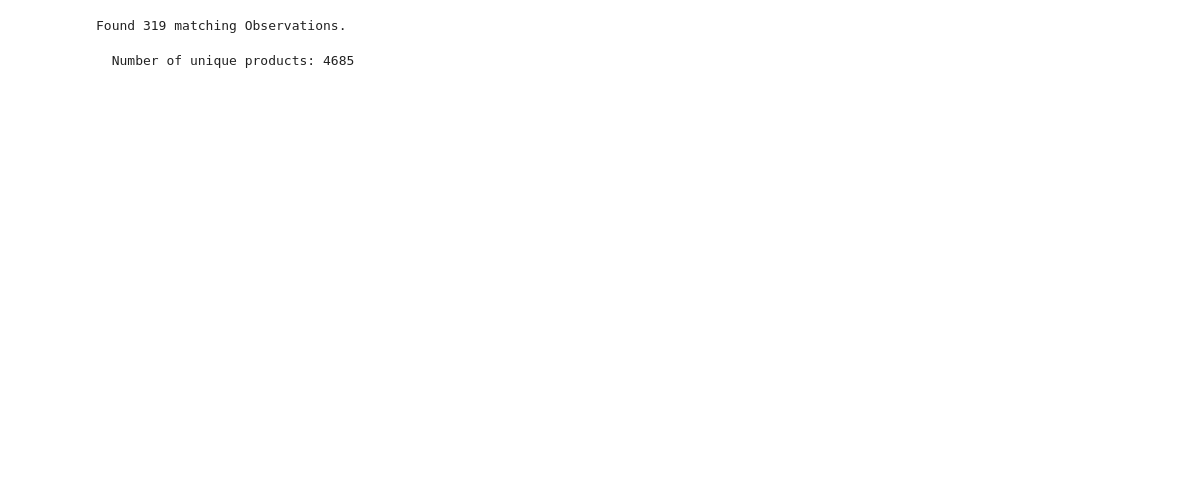
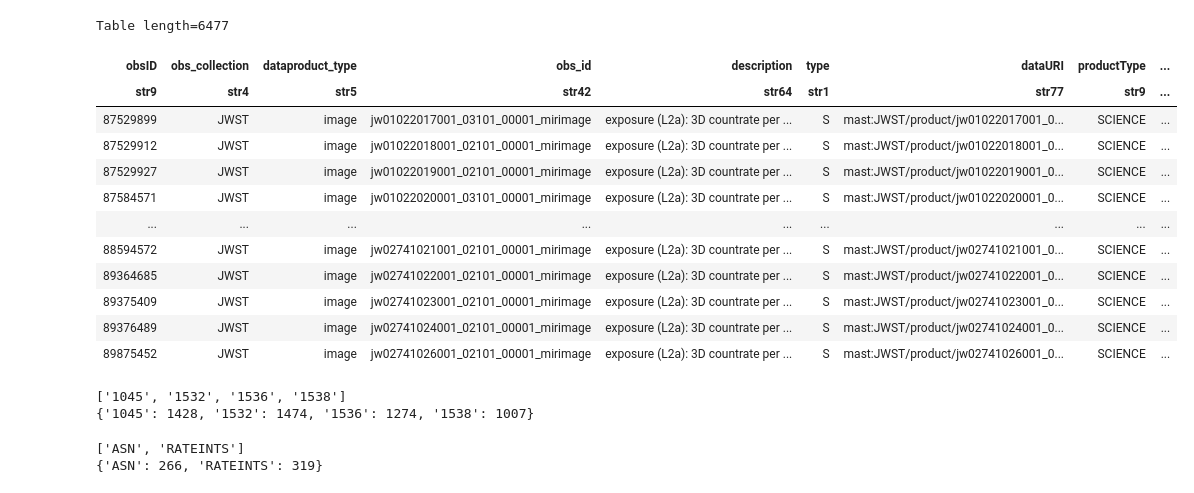
Before and after one commit to AstroMusers/AI-Boosted-Coronagraphy, a Jupyter notebook: notebooks/MiriQuery.ipynb, the cells around one changed output. Saved outputs shown, nothing was run; the diff lists cells and outputs as text; code cells hidden in the pictures; blank space fills up the shorter version.

```diff
--- a/notebooks/MiriQuery.ipynb
+++ b/notebooks/MiriQuery.ipynb
@@ -84,13 +21,0 @@ Table length=319
-# %%
-print(f'Found {len(matched_obs)} matching Observations.')
-# %% [output]
-Found 319 matching Observations.
-# %%
-matched_obs[display_cols]
-batch_size = 5
-batches = [matched_obs[i:i+batch_size] for i in range(0, len(matched_obs), batch_size)]
-t = [Observations.get_product_list(obs) for obs in batches]
-products = unique(vstack(t), keys='productFilename')
-print(f'  Number of unique products: {len(products)}')
-# %% [output]
-  Number of unique products: 4685
@@ -108,0 +22,54 @@ filtered_products = Observations.filter_products(products,
+# %%
+def get_proposal_products(proposal_id:str):
+
+    service = 'Mast.Jwst.Filtered.Miri'
+
+    keywords = {
+            'exp_type':['MIR_IMAGE'],
+            'instrume':['MIRI'],
+            'date_obs_mjd': [set_mjd_range('2022-06-01','2022-12-01')],
+           }
+
+    params = {'columns': '*',
+          'filters': set_params(keywords)
+         }
+
+
+    t = Mast.service_request(service, params)
+    fn = list(set(t['filename']))
+    ids = list(set(['_'.join(x.split('_')[:-1]) for x in fn]))
+
+    matched_obs = Observations.query_criteria(instrument_name='Miri',
+                                          obs_id=ids,
+                                         )
+    batch_size = 10
+    batches = [matched_obs[i:i+batch_size] for i in range(0, len(matched_obs), batch_size)]
+    t = [Observations.get_product_list(obs) for obs in batches]
+    products = unique(vstack(t), keys='productFilename')
+    filtered_products = Observations.filter_products(products,
+                                                 #dataproduct_type='image',
+                                                 #productType = ['SCIENCE'],
+                                                 #proposal_id = [f'{proposal_id}'],)
+                                                 productSubGroupDescription = ['RATEINTS'])
+                                                                               #'CALINTS',
+                                                                               #'ASN'])
+
+    return products,filtered_products
+# %%
+products, filtered_products = get_proposal_products(proposal_id='1386')
+# %%
+filtered_products
+# %% [output]
+Table length=6477
+| obsID | obs_collection | dataproduct_type | obs_id | description | type | dataURI | productType | ... |
+| str9 | str4 | str5 | str42 | str64 | str1 | str77 | str9 | ... |
+| 87529899 | JWST | image | jw01022017001_03101_00001_mirimage | exposure (L2a): 3D countrate per ... | S | mast:JWST/product/jw01022017001_0... | SCIENCE | ... |
+| 87529912 | JWST | image | jw01022018001_02101_00001_mirimage | exposure (L2a): 3D countrate per ... | S | mast:JWST/product/jw01022018001_0... | SCIENCE | ... |
+| 87529927 | JWST | image | jw01022019001_02101_00001_mirimage | exposure (L2a): 3D countrate per ... | S | mast:JWST/product/jw01022019001_0... | SCIENCE | ... |
+| 87584571 | JWST | image | jw01022020001_03101_00001_mirimage | exposure (L2a): 3D countrate per ... | S | mast:JWST/product/jw01022020001_0... | SCIENCE | ... |
+| ... | ... | ... | ... | ... | ... | ... | ... | ... |
+| 88594572 | JWST | image | jw02741021001_02101_00001_mirimage | exposure (L2a): 3D countrate per ... | S | mast:JWST/product/jw02741021001_0... | SCIENCE | ... |
+| 89364685 | JWST | image | jw02741022001_02101_00001_mirimage | exposure (L2a): 3D countrate per ... | S | mast:JWST/product/jw02741022001_0... | SCIENCE | ... |
+| 89375409 | JWST | image | jw02741023001_02101_00001_mirimage | exposure (L2a): 3D countrate per ... | S | mast:JWST/product/jw02741023001_0... | SCIENCE | ... |
+| 89376489 | JWST | image | jw02741024001_02101_00001_mirimage | exposure (L2a): 3D countrate per ... | S | mast:JWST/product/jw02741024001_0... | SCIENCE | ... |
+| 89875452 | JWST | image | jw02741026001_02101_00001_mirimage | exposure (L2a): 3D countrate per ... | S | mast:JWST/product/jw02741026001_0... | SCIENCE | ... |
@@ -108,0 +98,10 @@ filtered_products = Observations.filter_products(products,
+# %%
+determine_and_count(column='proposal_id',table=products)
+# %% [output]
+['1045', '1532', '1536', '1538']
+{'1045': 1428, '1532': 1474, '1536': 1274, '1538': 1007}
+# %%
+determine_and_count(column='productSubGroupDescription',table=filtered_products)
+# %% [output]
+['ASN', 'RATEINTS']
+{'ASN': 266, 'RATEINTS': 319}
```
Also changed, not shown: parts of 8 cells of this notebook, 6 other files.
